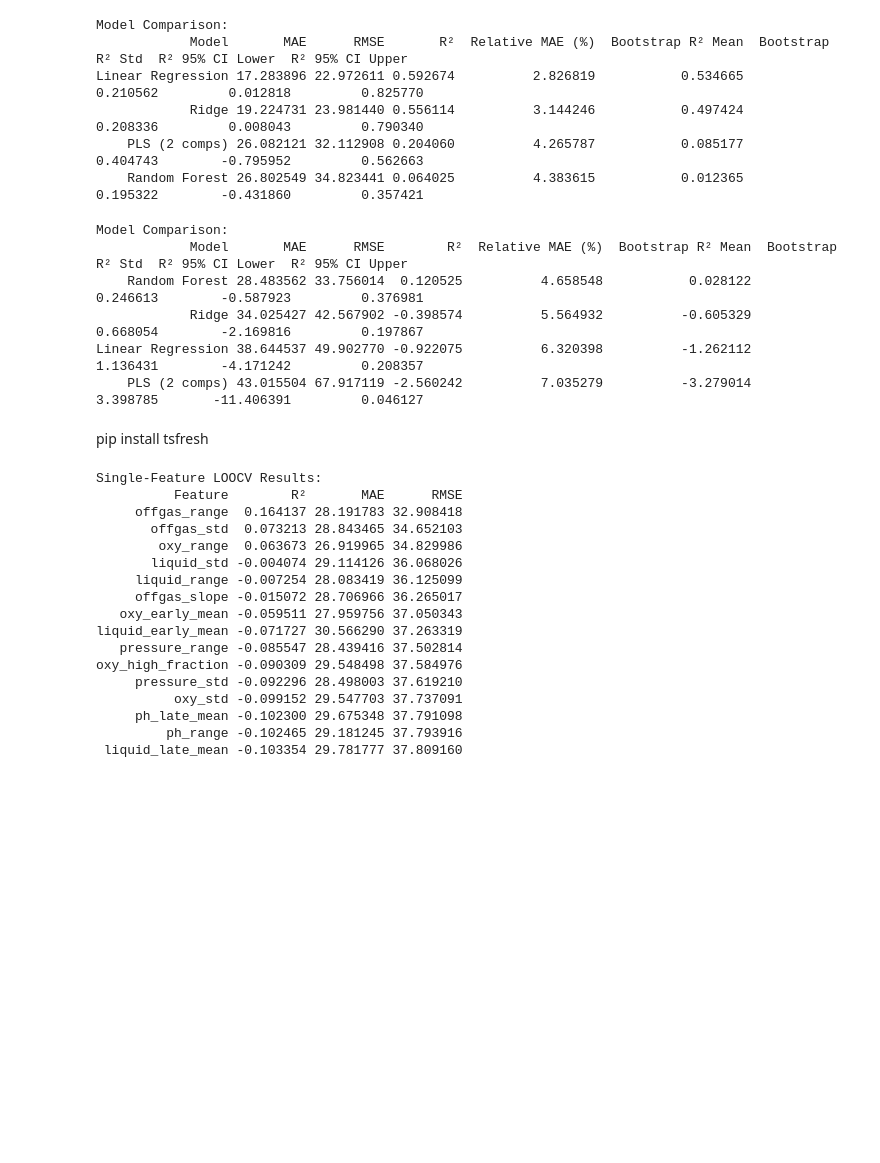
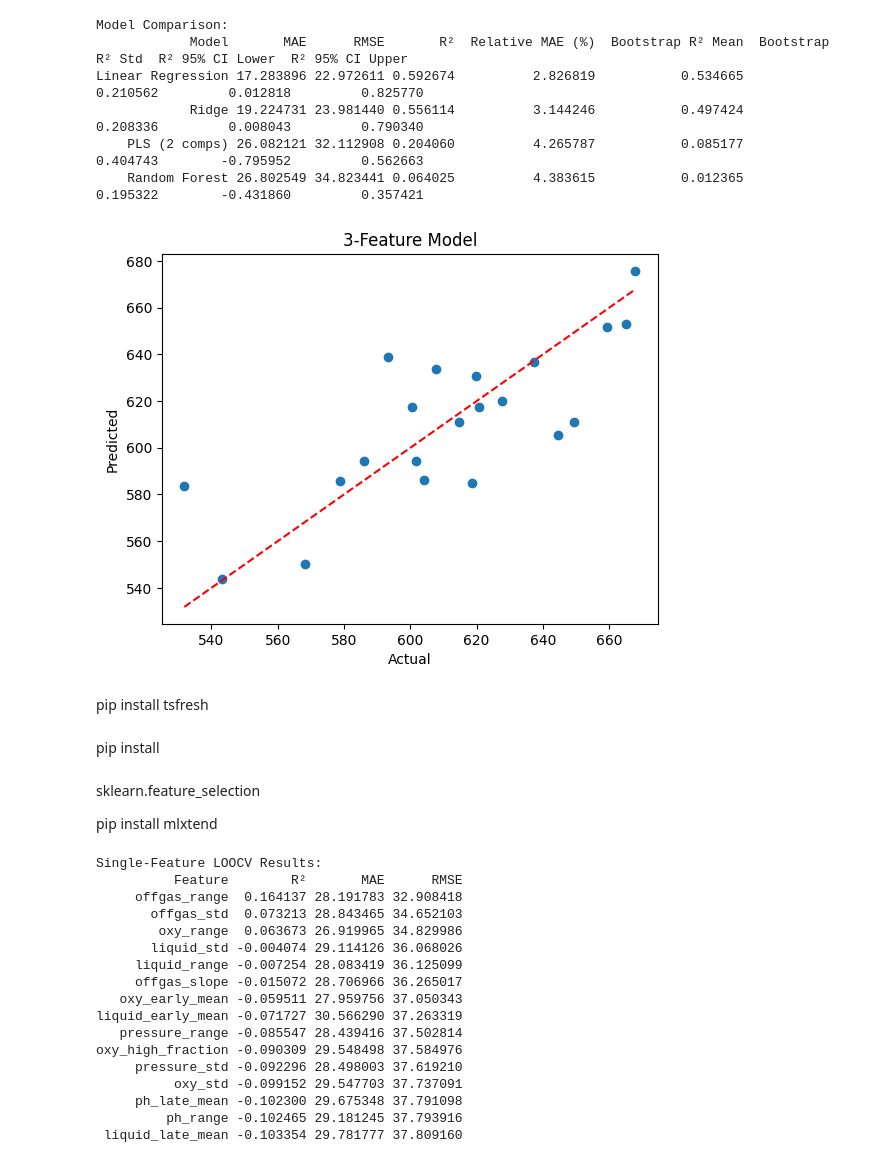
Before and after one commit to RichardFisher1/Applied, a Jupyter notebook: notebooks/RichardNotes.ipynb, the cells around one changed output. Drawn from its saved outputs; the diff is of its cells as text; code cells hidden in the pictures; blank space fills up the shorter version.

```diff
--- a/notebooks/RichardNotes.ipynb
+++ b/notebooks/RichardNotes.ipynb
@@ -250,17 +252,36 @@ Linear Regression 17.283896 22.972611 0.592674          2.826819           0.534
             Ridge 19.224731 23.981440 0.556114          3.144246           0.497424          0.208336         0.008043         0.790340
     PLS (2 comps) 26.082121 32.112908 0.204060          4.265787           0.085177          0.404743        -0.795952         0.562663
     Random Forest 26.802549 34.823441 0.064025          4.383615           0.012365          0.195322        -0.431860         0.357421
-# %%
-results = evaluate_models(X_model[['oxy_high_fraction', 'offgas_slope', 'pressure_early_mean', 'pressure_late_mean', 'pressure_range']], y_model)
-# %% [output]
-Model Comparison:
-            Model       MAE      RMSE        R²  Relative MAE (%)  Bootstrap R² Mean  Bootstrap R² Std  R² 95% CI Lower  R² 95% CI Upper
-    Random Forest 28.483562 33.756014  0.120525          4.658548           0.028122          0.246613        -0.587923         0.376981
-            Ridge 34.025427 42.567902 -0.398574          5.564932          -0.605329          0.668054        -2.169816         0.197867
-Linear Regression 38.644537 49.902770 -0.922075          6.320398          -1.262112          1.136431        -4.171242         0.208357
-    PLS (2 comps) 43.015504 67.917119 -2.560242          7.035279          -3.279014          3.398785       -11.406391         0.046127
+# %%
+features = ['liquid_range', 'offgas_std', 'oxy_std', 'gas_late_mean', 'oxy_auc']
+
+pipe = Pipeline([
+    ("imputer", SimpleImputer(strategy="median")),
+    ("scaler", StandardScaler()),
+    ("model", LinearRegression())
+])
+
+preds = cross_val_predict(pipe, X_model[features], y_model, cv=LeaveOneOut())
+
+import matplotlib.pyplot as plt
+plt.scatter(y_model, preds)
+plt.plot([y_model.min(), y_model.max()],
+         [y_model.min(), y_model.max()],
+         'r--')
+plt.xlabel("Actual")
+plt.ylabel("Predicted")
+plt.title("3-Feature Model")
+plt.show()
+# %% [output]
+[figure, added]
 # %% [markdown]
 pip install tsfresh
+# %% [markdown]
+pip install
+# %% [markdown]
+sklearn.feature_selection
+
+pip install mlxtend
 # %%
 import numpy as np
 import pandas as pd
```
Also changed, not shown: parts of 2 cells of this notebook.
